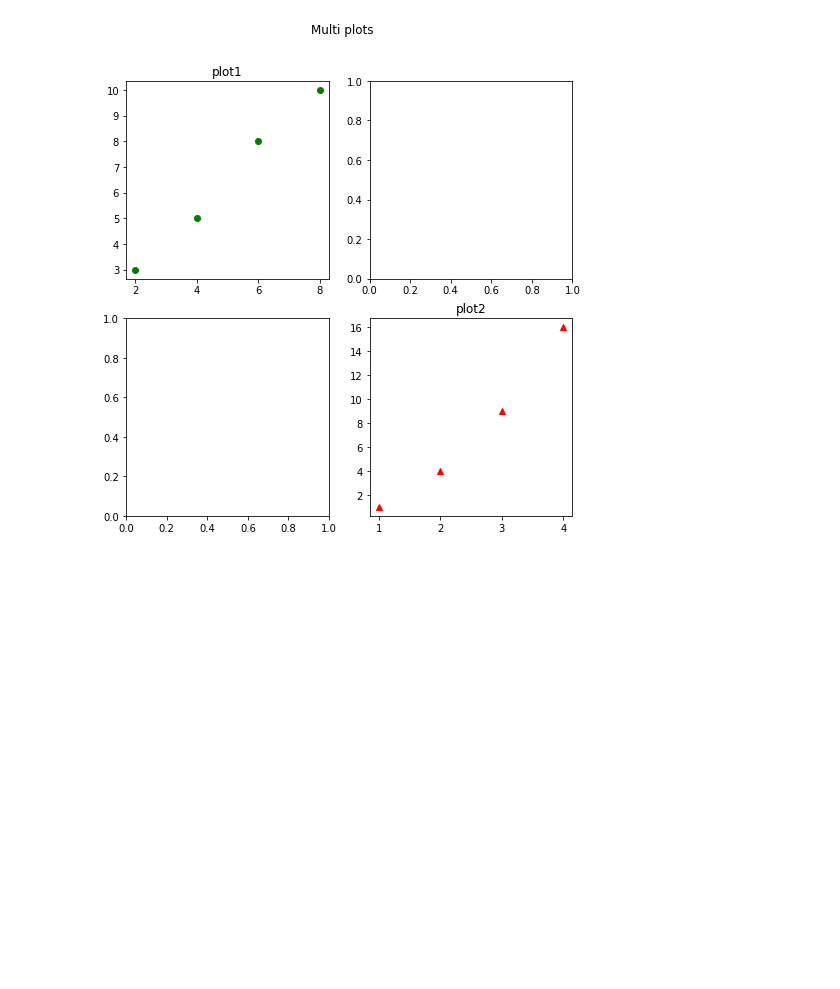
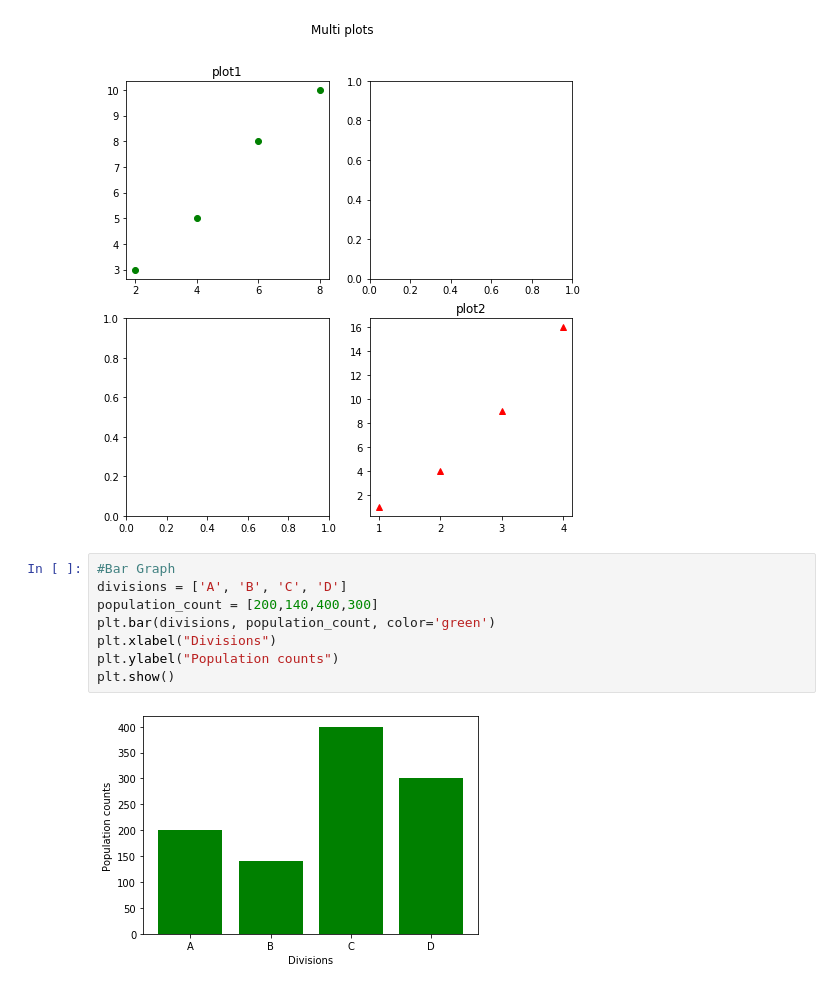
Before and after one commit to jagadeesh-vinnakota/data-visualization, a Jupyter notebook: baisc_visualizations.ipynb, the cells around one changed output. Saved outputs shown, nothing was run; the diff lists cells and outputs as text; blank space fills up the shorter version.

Commit message:
visualizations

```diff
--- a/baisc_visualizations.ipynb
+++ b/baisc_visualizations.ipynb
@@ -55,3 +55,13 @@ plt.suptitle("Multi plots")
 plt.show()
 # %% [output]
 [figure]
+# %%
+#Bar Graph
+divisions = ['A', 'B', 'C', 'D']
+population_count = [200,140,400,300]
+plt.bar(divisions, population_count, color='green')
+plt.xlabel("Divisions")
+plt.ylabel("Population counts")
+plt.show()
+# %% [output]
+[figure, added]
```
Also changed, not shown: parts of 3 cells of this notebook, 1 other file.
